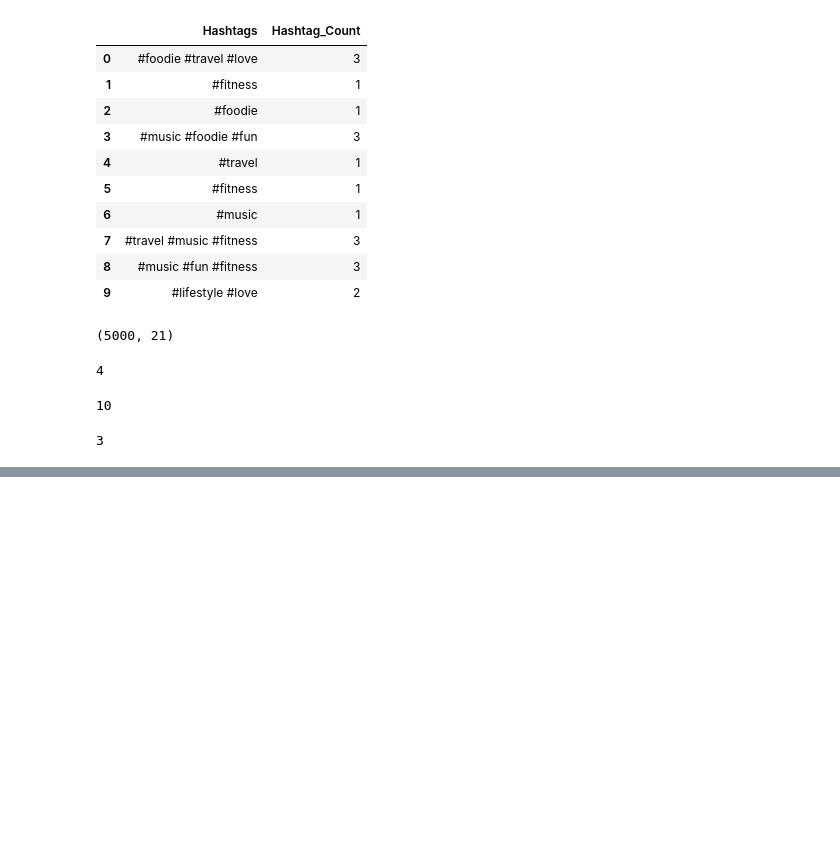
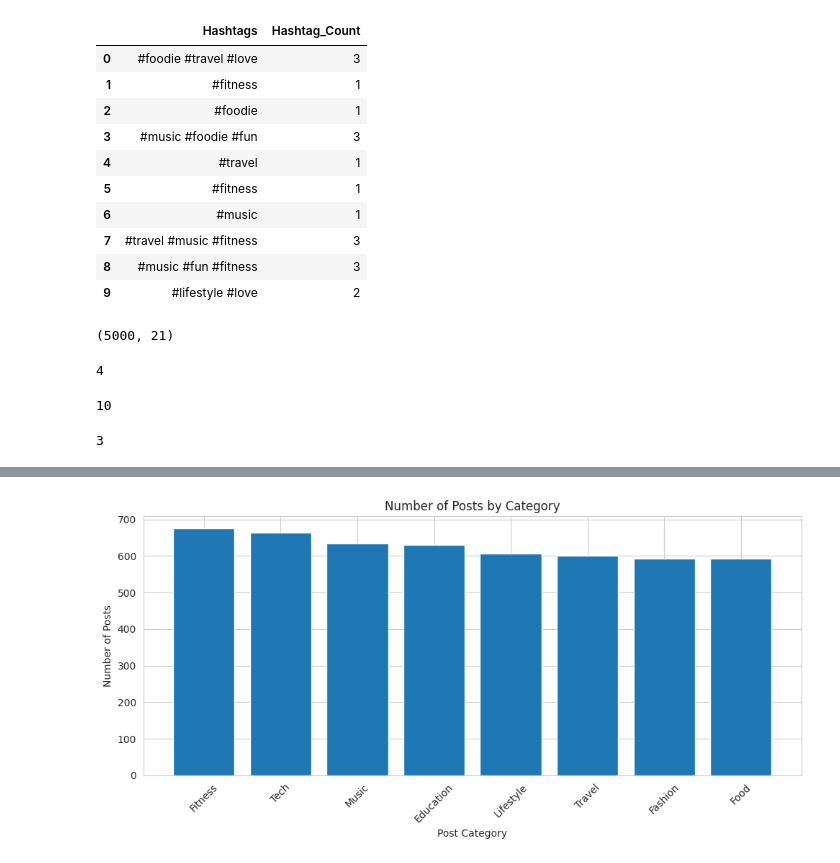
Before and after one commit to Deviapritha/Capstone-Project, a Jupyter notebook: Module End Assignment: Python For Data Analysis “Social Media Engagement Analytics”.ipynb, the cells around one changed output, grey strips where cells are left out. Saved outputs shown, nothing was run; the diff lists cells and outputs as text; code cells hidden in the pictures; blank space fills up the shorter version.

```diff
--- a/Module End Assignment: Python For Data Analysis “Social Media Engagement Analytics”.ipynb
+++ b/Module End Assignment: Python For Data Analysis “Social Media Engagement Analytics”.ipynb
@@ -360,0 +408,16 @@ display(statistical_summary)
+# %%
+posts_by_category = df['Post_Category'].value_counts()
+
+plt.figure(figsize=(10, 5))
+
+plt.bar(posts_by_category.index, posts_by_category.values)
+
+plt.xlabel('Post Category')
+plt.ylabel('Number of Posts')
+plt.title('Number of Posts by Category')
+plt.xticks(rotation=45)
+
+plt.tight_layout()
+plt.show()
+# %% [output]
+[figure, added]
```
Also changed, not shown: parts of 27 cells of this notebook.
